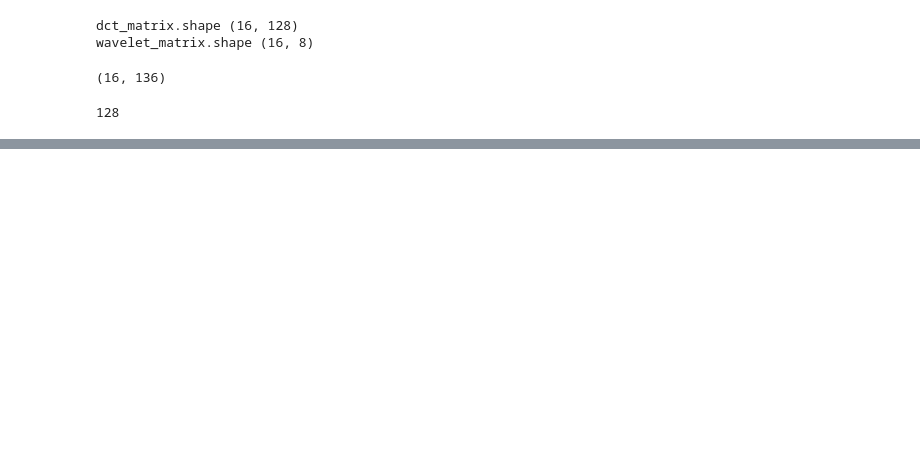
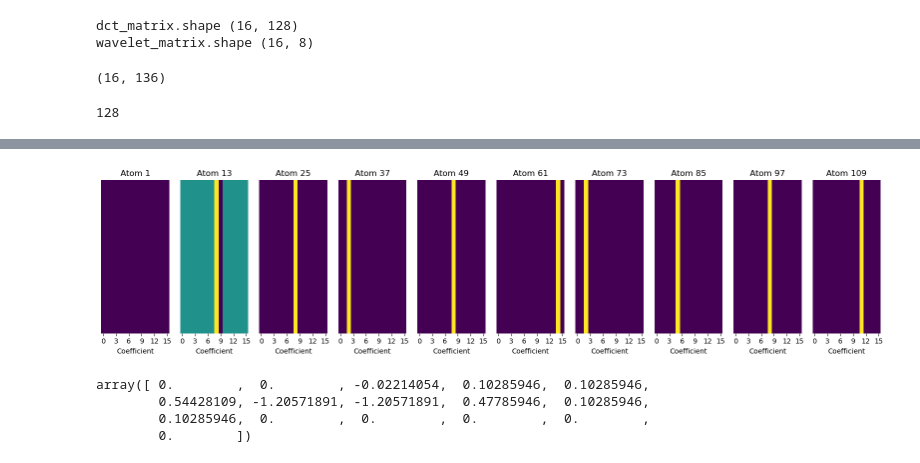
Before and after one commit to Emmatassone/AQMP, a Jupyter notebook: notebooks/test_dict.ipynb, the cells around one changed output, grey strips where cells are left out. Cells and saved outputs as stored; diff of their text form; code cells hidden in the pictures; blank space fills up the shorter version.

```diff
--- a/notebooks/test_dict.ipynb
+++ b/notebooks/test_dict.ipynb
@@ -60,0 +224,13 @@ wavelet_matrix.shape (16, 8)
+# %%
+rows, cols = 16, 128  # Adjust as needed
+wavelet_matrix = Haar1_qt(rows, cols)
+plot_dct_atoms(wavelet_matrix, num_atoms=10)
+# %% [output]
+[figure, added]
+# %%
+wavelet_matrix[:,15]
+# %% [output]
+array([ 0.        ,  0.        , -0.02214054,  0.10285946,  0.10285946,
+        0.54428109, -1.20571891, -1.20571891,  0.47785946,  0.10285946,
+        0.10285946,  0.        ,  0.        ,  0.        ,  0.        ,
+        0.        ])
```
Also changed, not shown: parts of 15 cells of this notebook, 3 other files.
